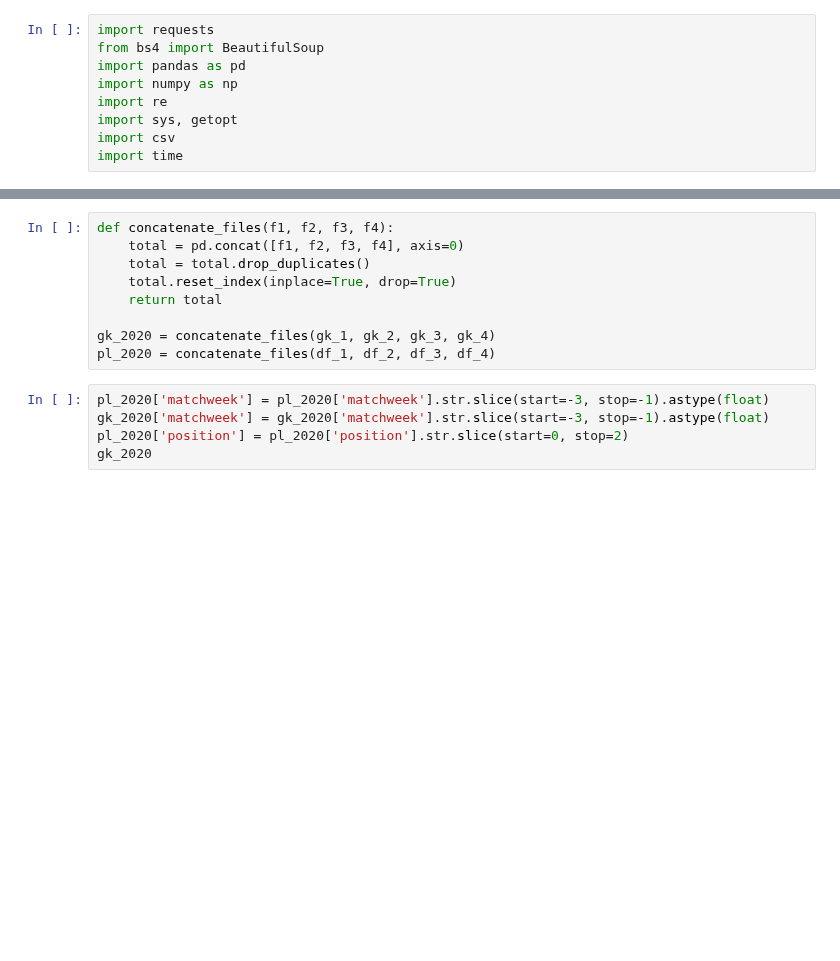
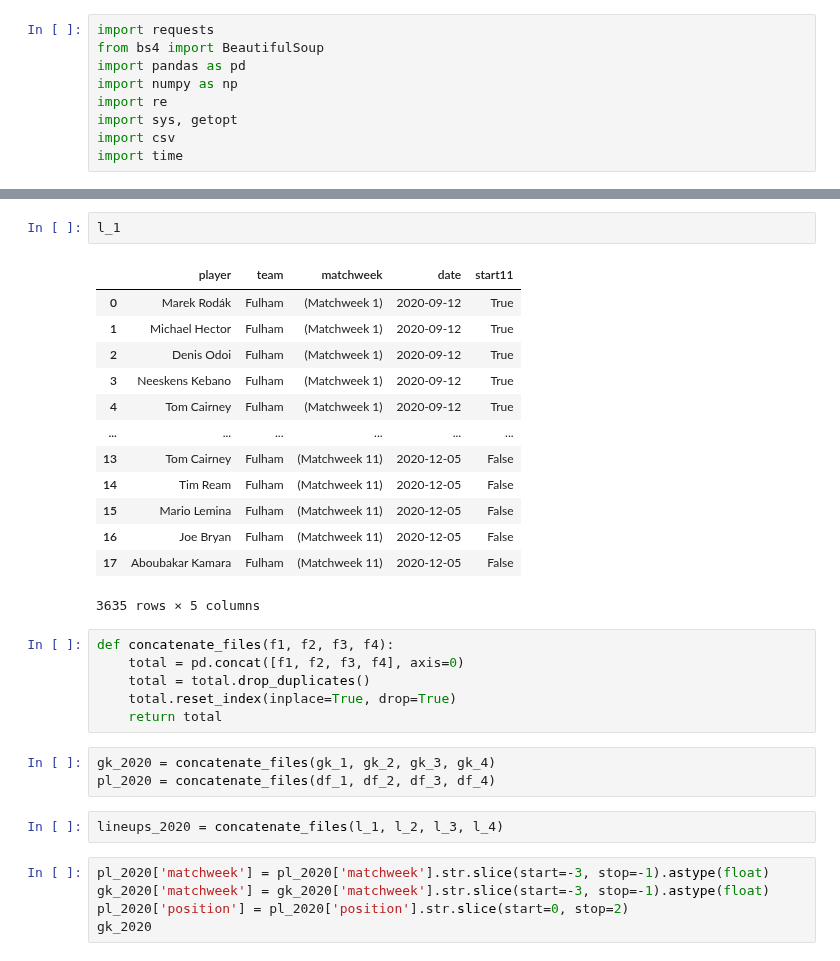
Before and after one commit to Giuliano99/Masterarbeit, a Jupyter notebook: Web Scrape.ipynb, the cells around one changed output, grey strips where cells are left out. Saved outputs shown, nothing was run; the diff lists cells and outputs as text; blank space fills up the shorter version.

```diff
--- a/Web Scrape.ipynb
+++ b/Web Scrape.ipynb
@@ -217,12 +317,30 @@ df_1
+# %%
+l_1
+# %% [output]
+|  | player | team | matchweek | date | start11 |
+| 0 | Marek Rodák | Fulham | (Matchweek 1) | 2020-09-12 | True |
+| 1 | Michael Hector | Fulham | (Matchweek 1) | 2020-09-12 | True |
+| 2 | Denis Odoi | Fulham | (Matchweek 1) | 2020-09-12 | True |
+| 3 | Neeskens Kebano | Fulham | (Matchweek 1) | 2020-09-12 | True |
+| 4 | Tom Cairney | Fulham | (Matchweek 1) | 2020-09-12 | True |
+| ... | ... | ... | ... | ... | ... |
+| 13 | Tom Cairney | Fulham | (Matchweek 11) | 2020-12-05 | False |
+| 14 | Tim Ream | Fulham | (Matchweek 11) | 2020-12-05 | False |
+| 15 | Mario Lemina | Fulham | (Matchweek 11) | 2020-12-05 | False |
+| 16 | Joe Bryan | Fulham | (Matchweek 11) | 2020-12-05 | False |
+| 17 | Aboubakar Kamara | Fulham | (Matchweek 11) | 2020-12-05 | False |
+3635 rows × 5 columns
 # %%
 def concatenate_files(f1, f2, f3, f4):
     total = pd.concat([f1, f2, f3, f4], axis=0)
     total = total.drop_duplicates()
     total.reset_index(inplace=True, drop=True)
     return total
-
-gk_2020 = concatenate_files(gk_1, gk_2, gk_3, gk_4)
-pl_2020 = concatenate_files(df_1, df_2, df_3, df_4)
+# %%
+gk_2020 = concatenate_files(gk_1, gk_2, gk_3, gk_4)
+pl_2020 = concatenate_files(df_1, df_2, df_3, df_4)
+# %%
+lineups_2020 = concatenate_files(l_1, l_2, l_3, l_4)
 # %%
 pl_2020['matchweek'] = pl_2020['matchweek'].str.slice(start=-3, stop=-1).astype(float)
 gk_2020['matchweek'] = gk_2020['matchweek'].str.slice(start=-3, stop=-1).astype(float)
```
Also changed, not shown: parts of 12 cells of this notebook, 3 other files.
